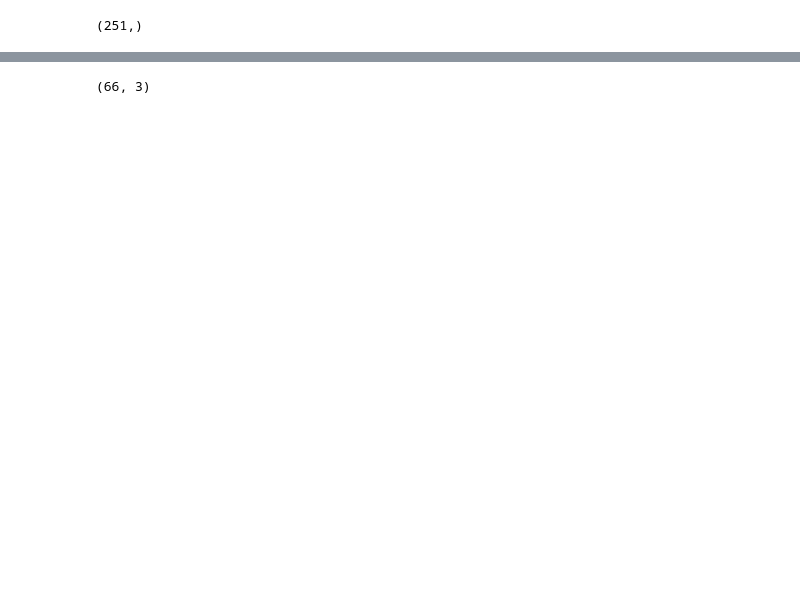
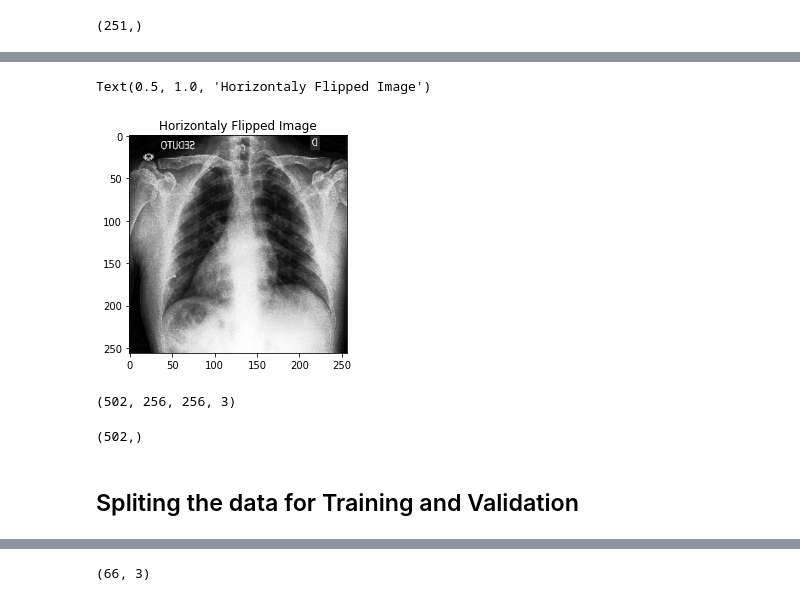
Before and after one commit to kanakmi/Delta-Diagnose, a Jupyter notebook: Model Training/Notebook.ipynb, the cells around one changed output, grey strips where cells are left out. Cells and saved outputs as stored; diff of their text form; code cells hidden in the pictures; blank space fills up the shorter version.

```diff
--- a/Model Training/Notebook.ipynb
+++ b/Model Training/Notebook.ipynb
@@ -137,0 +116,7 @@ array([[1., 0., 0.],
+# %%
+X_new = np.fliplr(X_train[0])
+plt.imshow(X_new)
+plt.title("Horizontaly Flipped Image")
+# %% [output]
+Text(0.5, 1.0, 'Horizontaly Flipped Image')
+[figure, added]
@@ -138,3 +134,16 @@ array([[1., 0., 0.],
+# %%
+X_train = np.append(X_train, X_aug, axis=0) # appending augmented images to original training samples
+X_train.shape
+# %% [output]
+(502, 256, 256, 3)
+# %%
+y_train = np.append(y_train, y_aug, axis=0)
+y_train.shape
+# Now we have 502 samples in total
+# %% [output]
+(502,)
+# %% [markdown]
+## Spliting the data for Training and Validation
 # %%
 from sklearn.model_selection import train_test_split
 # %%
```
Also changed, not shown: parts of 60 cells of this notebook.
